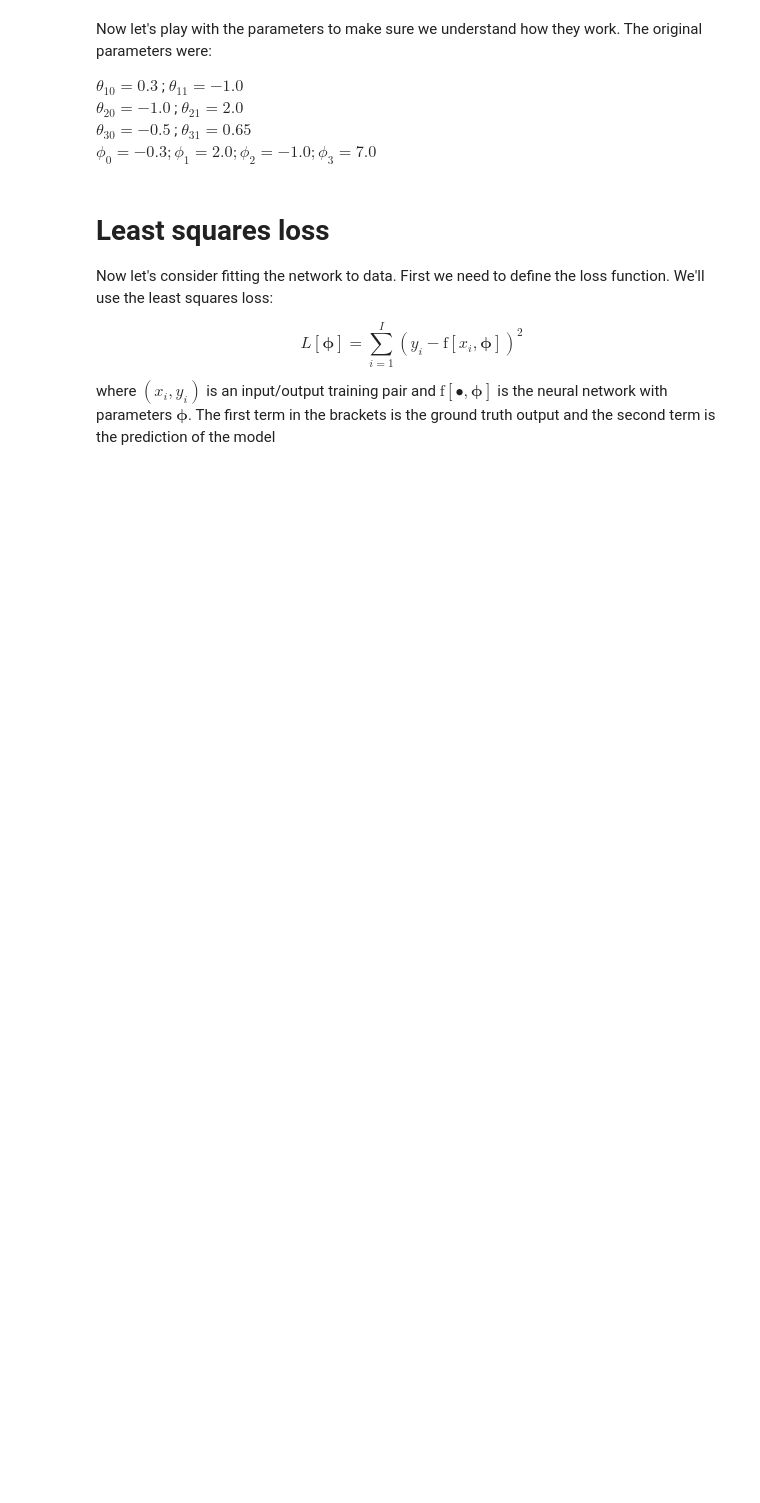
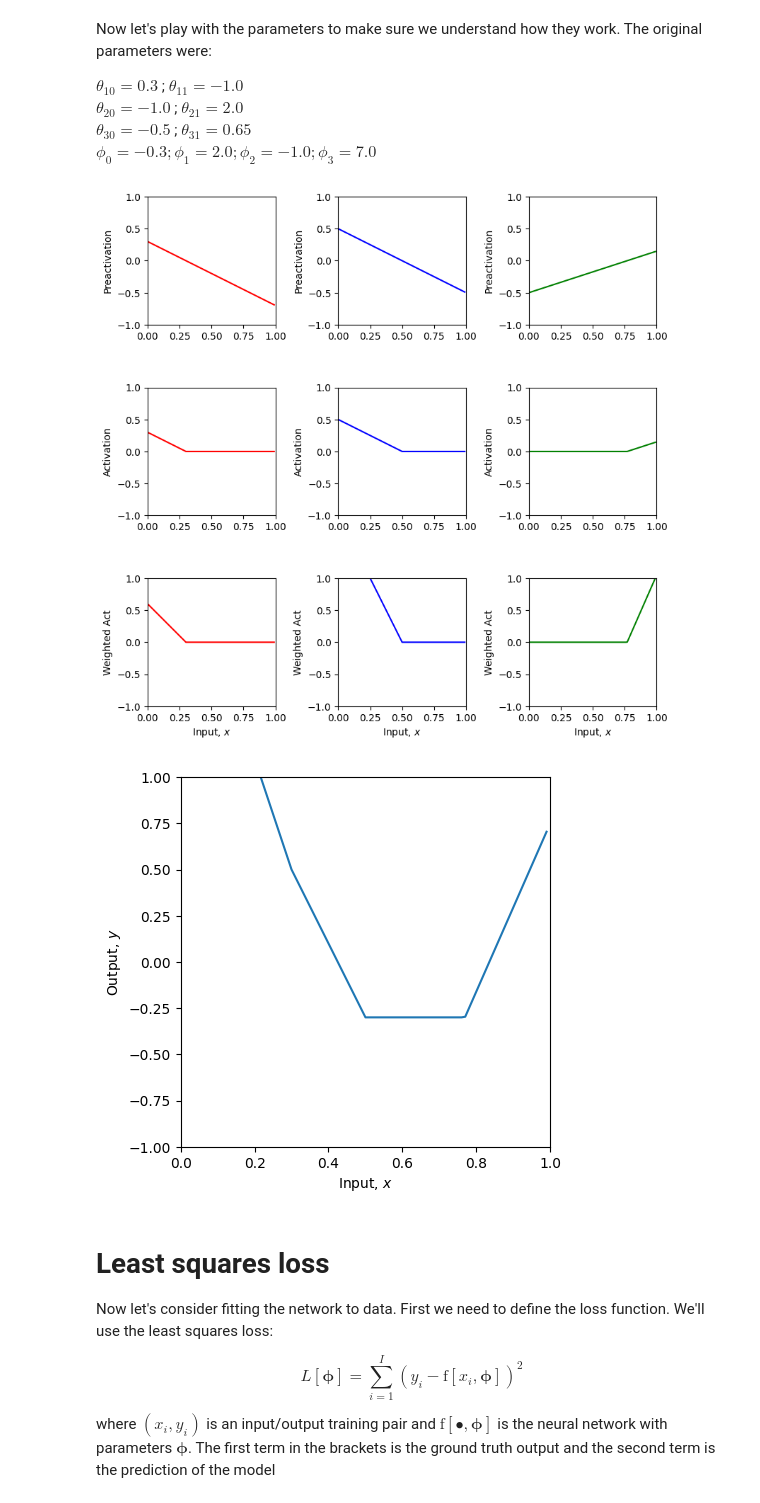
Before and after one commit to jklee16/167-Notebook-Repo, a Jupyter notebook: 3_1_Shallow_Networks_I.ipynb, the cells around one changed output. Saved outputs shown, nothing was run; the diff lists cells and outputs as text; code cells hidden in the pictures; blank space fills up the shorter version.

```diff
--- a/3_1_Shallow_Networks_I.ipynb
+++ b/3_1_Shallow_Networks_I.ipynb
@@ -169,3 +132,69 @@ plot_neural(x, y, pre_1, pre_2, pre_3, act_1, act_2, act_3, w_act_1, w_act_2, w_
+# %%
+# ALL ARE DONE
+### 1. Predict what effect changing phi_0 will have on the network.
+# If we change phi_0 we are changing the y-intercept, how high or low our output will be.
+
+### 2. Predict what effect multiplying phi_1, phi_2, phi_3 by 0.5 would have.  Check if you are correct
+# By multiplying phi_1, phi_2, and phi_3 by 0.5 we are making the value scale just slightly more, so for the case in our values
+# we should have smaller slopes resulting in less bends in the output.
+
+### 3. Predict what effect multiplying phi_1 by -1 will have.  Check if you are correct.
+# In multiplying phi1 by -1 we should have some more slight bends in the negative direction in the beggining, middle, and especially the end.
+
+### 4. Predict what effect setting theta_20 to -1.2 will have.  Check if you are correct.
+
+# Theda_20 is the value we use to add to the value just before the 2nd activation function. I think that we will see very little change
+# in the output values. It will probably just be slightly more negative when our activation values are positive as our phi2 is a negative value.
+
+# Interesting my prediciton was wrong, we ended up with a slightly more positive value instead.
+
+# I am guessing it is because of more negatives being zeroed from the activation function.
+# This allows the result of the third function with phi3 to affect it more at the end.
+
+### 5. Change the parameters so that there are only two "joints" (including outside the range of the plot)
+# There are actually three ways to do this. See if you can figure them all out
+
+# The values that would lead to only two joints is phi1 = -5, phi2 = 0.01, and phi3 = 5.0
+# Essentially by removing the slope of phi2 we, (setting it to 0 is even better) we can achieve this
+# without even needing to modify our hidden values
+
+### 6. With the original parameters, the second line segment is flat (i.e. has slope zero)
+# How could you change theta_10 so that all of the segments have non-zero slopes
+
+# All we need to do is set the theda10 value to a more positive value to remove the output of a flat line.
+# I simply changed theda10 to 1 and it removed that flat line because it allows the first segment to have
+# more impact on the output.
+
+### 7. What do you predict would happen if you multiply theta_20 and theta21 by 0.5, and phi_2 by 2.0?
+# Check if you are correct.
+
+# I think this should skew the results to be in the more negative in the output.
+# With a smaller negative value, it should be able to get out of the zero part of the
+# activation function sooner. Then when coming out of the a function, it should scale
+# in the negative direction pretty hard.
+
+### 8. What do you predict would happen if you multiply theta_20 and theta21 by -0.5, and phi_2 by -2.0?
+# Check if you are correct.
+
+# Since we are changing the y intercept to start positive we should have more values positive in the beginning
+# but later this function 2 will have less impact on the function as it gets smaller potentially 0.
+
+theta_10 =  0.3 ; theta_11 = -1.0
+theta_20 = 0.5  ; theta_21 = -1.0
+theta_30 = -0.5  ; theta_31 = 0.65
+phi_0 = -0.3; phi_1 = 2.0; phi_2 = 4.0; phi_3 = 7.0
+
+# Define a range of input values
+x = np.arange(0,1,0.01)
+
+# We run the neural network for each of these input values
+y, pre_1, pre_2, pre_3, act_1, act_2, act_3, w_act_1, w_act_2, w_act_3 = \
+    shallow_1_1_3(x, ReLU, phi_0,phi_1,phi_2,phi_3, theta_10, theta_11, theta_20, theta_21, theta_30, theta_31)
+# And then plot it
+plot_neural(x, y, pre_1, pre_2, pre_3, act_1, act_2, act_3, w_act_1, w_act_2, w_act_3, plot_all=True)
+# %% [output]
+[figure, added]
+[figure, added]
 # %% [markdown]
 # Least squares loss
 
```
Also changed, not shown: parts of 5 cells of this notebook.
